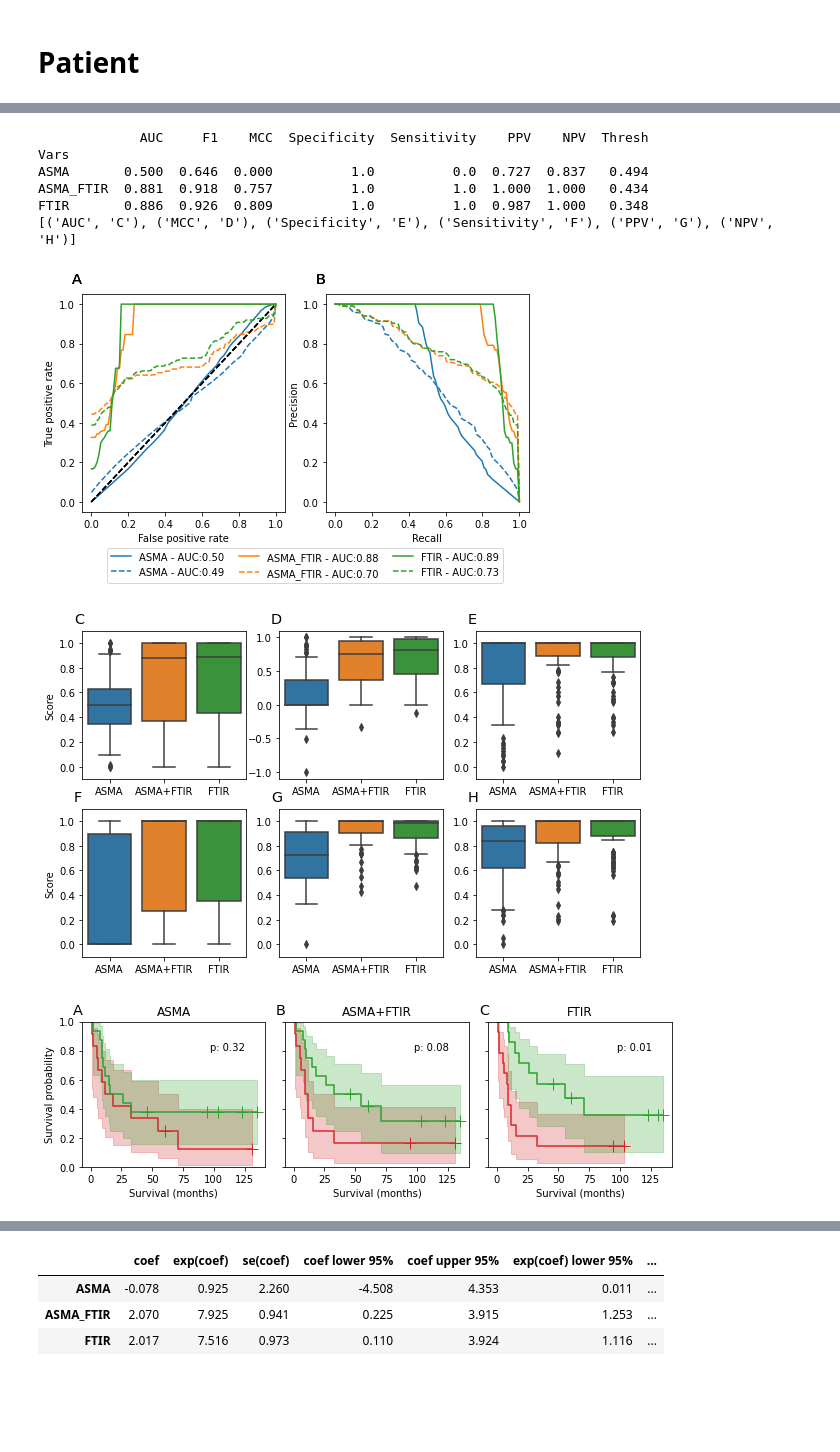
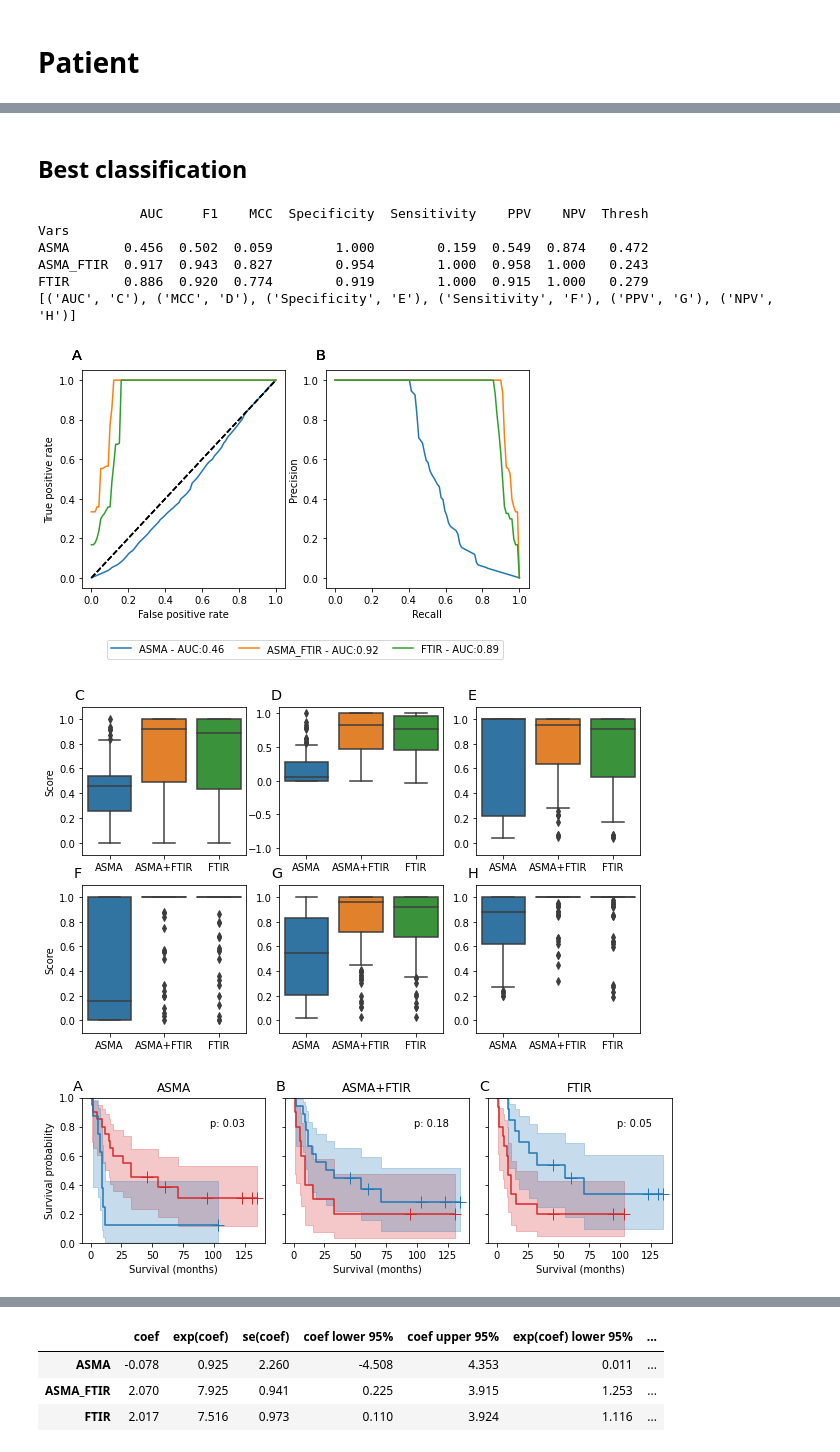
Before and after one commit to c-whitley/PHD, a Jupyter notebook: December_Prognosis/Plotting.ipynb, the cells around one changed output, grey strips where cells are left out. Drawn from its saved outputs; the diff is of its cells as text; code cells hidden in the pictures; blank space fills up the shorter version.

```diff
--- a/December_Prognosis/Plotting.ipynb
+++ b/December_Prognosis/Plotting.ipynb
@@ -141,3 +143,5 @@ FTIR       0.886  0.926  0.809          1.0          1.0  0.987  1.000   0.348
+# %% [markdown]
+## Best classification
 # %%
 all_results = {}
 
@@ -148,16 +152,19 @@ for group in ['1yeardeath', '2year', 'Opt_Group']:
     group_results = {}
 
     #group = 'Opt_Group'
-    datasets = {key: pd.read_pickle(f'./Results/best_Opt/{group}/{key}/results.pickle') for key in ['ASMA', 'ASMA_FTIR', 'FTIR']}
-    threshs = {key: blp.get_opt_thresh(dataset) for key, dataset in datasets.items()}
+    datasets = {key: pd.read_pickle(f'./Results/best_Opt/{group}/{key}/results_March.pickle') for key in ['ASMA', 'ASMA_FTIR', 'FTIR']}
+    threshs = {key: blp.get_opt_prog_thresh(dataset).idxmin() for key, dataset in datasets.items()}
 
     plot_data = blp.data_plot(datasets, patient=True);
     plot_data.savefig(f'/mnt/c/Users/conor/Git_Projects/PHD/December_Prognosis/Paper_Plots/Patient/Curves/{group}_roc_pr_curves.pdf', bbox_inches='tight')
 
     # Calculate statistics and save in plots
-    stats = blp.calc_stats(datasets, patient=True, threshold='best')
+    stats = blp.calc_stats(datasets, patient=True, threshold='class')
     pprint(stats.groupby('Vars').median().round(3))
-    stats.groupby('Vars').median().round(3).to_excel(f'/mnt/c/Users/conor/Git_Projects/PHD/December_Prognosis/Paper_Plots/Patient/Stats/{group}_stats.xlsx')
+    stats_table=stats.groupby('Vars').median()
+    stats_table.round(3).to_excel(f'/mnt/c/Users/conor/Git_Projects/PHD/December_Prognosis/Paper_Plots/Patient/Stats/{group}_stats.xlsx')
+    stats_table.round(2).to_latex(f'/mnt/c/Users/conor/Git_Projects/PHD/December_Prognosis/Paper_Plots/Patient/Stats/{group}_stats_latex.txt')
+
     plot_box = blp.box_plot(stats.drop(['F1', 'Thresh'], axis=1))
     plot_box.savefig(f'/mnt/c/Users/conor/Git_Projects/PHD/December_Prognosis/Paper_Plots/Patient/Stats/{group}_stats.pdf', bbox_inches='tight')
 
@@ -173,41 +180,45 @@ for group in ['1yeardeath', '2year', 'Opt_Group']:
         ax.set_title(key.replace('_','+'))
         ax.set_ylim(0,1)
         ax.text(-0.05, 1.05, letter, size='x-large', transform=ax.transAxes)
 
-        # Use optimal classification threshold
-        results = blp.lifelines_plots(dataset, patient=True, thresh=stats.groupby('Vars').median()['Thresh'][key], ax=ax, add_risk=False)
-        # Use optimal prognostic threshold
+        thresho = (stats.groupby('Vars').median()['Thresh'][key] + threshs[key])/2
+        #thresho = stats.groupby('Vars').median()['Thresh'][key]
+        #thresho = threshs[key]
+
+        results = blp.lifelines_plots(dataset, patient=True, thresh=thresho, ax=ax, add_risk=False)
         #results = blp.lifelines_plots(dataset, patient=True, thresh=threshs[key], ax=ax, add_risk=False)
+        p = results['Logrank'].p_value
 
 
-        p = results['Logrank'].p_value
         if p < 0.005:
             ax.text(0.7, 0.8, "p: <0.005", size='medium', transform=ax.transAxes)
         else:
             ax.text(0.7, 0.8, f"p: {p:0.2f}", size='medium', transform=ax.transAxes)
 
         group_results[key] = results
 
-    cox_table = pd.concat({key: group_results[key]['Cox'].summary.round(3) for key in ['ASMA', 'ASMA_FTIR', 'FTIR']}).reset_index(level=1, drop=True)
+    cox_table = pd.concat({key: group_results[key]['Cox'].summary.round(2) for key in ['ASMA', 'ASMA_FTIR', 'FTIR']}).reset_index(level=1, drop=True)
     cox_table['Hazard ratio'] = cox_table.apply(lambda row: f'{row["exp(coef)"]} ({row["exp(coef) lower 95%"]}-{row["exp(coef) upper 95%"]})', axis=1)
+
     cox_table.to_excel(f'/mnt/c/Users/conor/Git_Projects/PHD/December_Prognosis/Paper_Plots/Patient/Surv_Curves/{group}_cox_stats.xlsx')
+    cox_table.iloc[:,[0,7,8,9]].to_latex(f'/mnt/c/Users/conor/Git_Projects/PHD/December_Prognosis/Paper_Plots/Patient/Surv_Curves/{group}_cox_stats_latex.txt')
 
     with open(f'/mnt/c/Users/conor/Git_Projects/PHD/December_Prognosis/Paper_Plots/Patient/{group}_prognosis_results.pkl', 'wb') as file:
 
         pickle.dump(file=file, obj=group_results)
 
 
     all_results[group] = group_results
 
     fig.savefig(f'/mnt/c/Users/conor/Git_Projects/PHD/December_Prognosis/Paper_Plots/Patient/Surv_Curves/{group}_surv_curve.pdf', bbox_inches='tight')
     break
 # %% [output]
              AUC     F1    MCC  Specificity  Sensitivity    PPV    NPV  Thresh
 Vars
-ASMA       0.500  0.646  0.000          1.0          0.0  0.727  0.837   0.494
-ASMA_FTIR  0.881  0.918  0.757          1.0          1.0  1.000  1.000   0.434
-FTIR       0.886  0.926  0.809          1.0          1.0  0.987  1.000   0.348
+ASMA       0.456  0.502  0.059        1.000        0.159  0.549  0.874   0.472
+ASMA_FTIR  0.917  0.943  0.827        0.954        1.000  0.958  1.000   0.243
+FTIR       0.886  0.920  0.774        0.919        1.000  0.915  1.000   0.279
 [('AUC', 'C'), ('MCC', 'D'), ('Specificity', 'E'), ('Sensitivity', 'F'), ('PPV', 'G'), ('NPV', 'H')]
-[figure, old version]
+[figure, new version]
-[figure, old version]
+[figure, new version]
-[figure, old version]
+[figure, new version]
```
Also changed, not shown: parts of 15 cells of this notebook, 17 other files.
